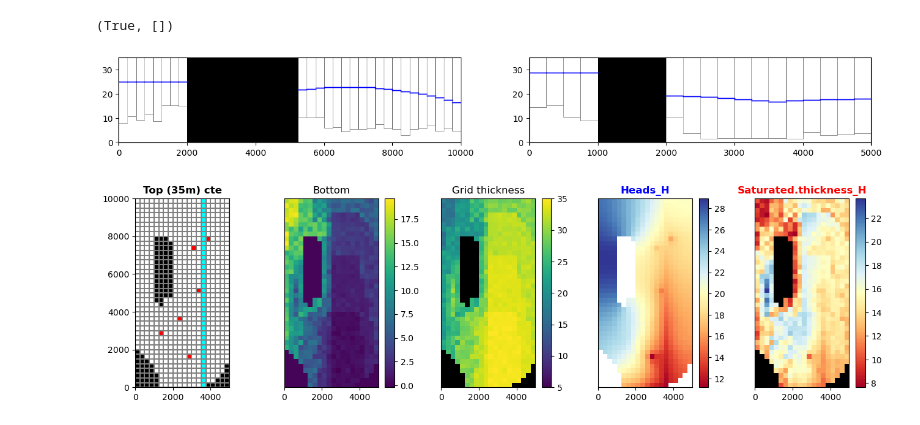
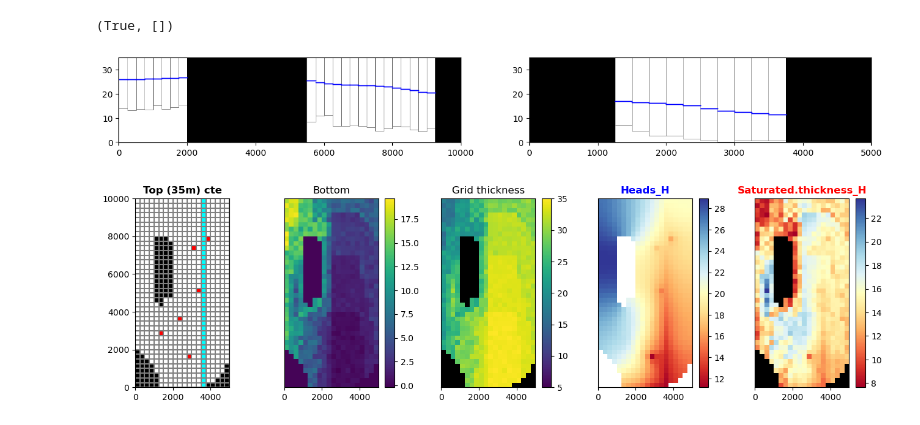
Before and after one commit to grossiRM/Beta-Me, a Jupyter notebook: 01_FreybergOnline.ipynb, the cells around one changed output. Saved outputs shown, nothing was run; the diff lists cells and outputs as text; code cells hidden in the pictures.

```diff
--- a/01_FreybergOnline.ipynb
+++ b/01_FreybergOnline.ipynb
@@ -38,17 +38,13 @@ sim.write_simulation(silent=True)  ; sim.run_simulation(silent=True)
 # %%
 gwf = sim.get_model(sim_name) ; heads = gwf.output.head()  ;hds = gwf.output.head() ; head = hds.get_alldata()[0] ; wt = get_water_table(head)
 # %%
-irow, icol = gwf.modelgrid.intersect(1700, 6000)
+irow, icol = gwf.modelgrid.intersect(1200, 100)
 def beta_plot(ax):
-    pmv=flopy.plot.PlotCrossSection(model=gwf,ax=ax1, line={"column": icol}) ; pmv.plot_grid(linewidth=0.5) ; pmv.plot_inactive()
-    pmv.plot_surface(wt, masked_values=[1e30], color="blue", lw=1)
-    pmv=flopy.plot.PlotCrossSection(model=gwf,ax=ax2,line={"row": irow})     ; pmv.plot_grid(linewidth=0.5) ; pmv.plot_inactive()
-    pmv.plot_surface(wt, masked_values=[1e30], color="blue", lw=1)
-plt.figure(figsize=(16,4))
-ax1 = plt.subplot2grid((2, 2), (0, 0), colspan=1, rowspan=1)  ;
-ax2 = plt.subplot2grid((2, 2), (0, 1), colspan=2, rowspan=1)  ; beta_plot(ax1) ; beta_plot(ax2)
+    pmv=flopy.plot.PlotCrossSection(model=gwf,ax=ax1, line={"column": icol}) ; pmv.plot_grid(linewidth=0.5) ; pmv.plot_inactive() ; pmv.plot_surface(wt, masked_values=[1e30], color="blue", lw=1)
+    pmv=flopy.plot.PlotCrossSection(model=gwf,ax=ax2,line={"row": irow})     ; pmv.plot_grid(linewidth=0.5) ; pmv.plot_inactive() ; pmv.plot_surface(wt, masked_values=[1e30], color="blue", lw=1)
+plt.figure(figsize=(16,4))    ;ax1 = plt.subplot2grid((2,2),(0,0),colspan=1,rowspan=1); ax2 = plt.subplot2grid((2,2),(0,1),colspan=2,rowspan=1)    ; beta_plot(ax1) ; beta_plot(ax2)
 # %% [output]
-[figure, old version]
+[figure, new version]
 # %%
 wel=gwf.get_package("WEL-1") ;sat_thk=gwf.modelgrid.saturated_thickness(head,mask=[1e30]) ;thk=gwf.modelgrid.cell_thickness ;modelgrid=gwf.modelgrid
 # %%
```
Also changed, not shown: 15 other files.
